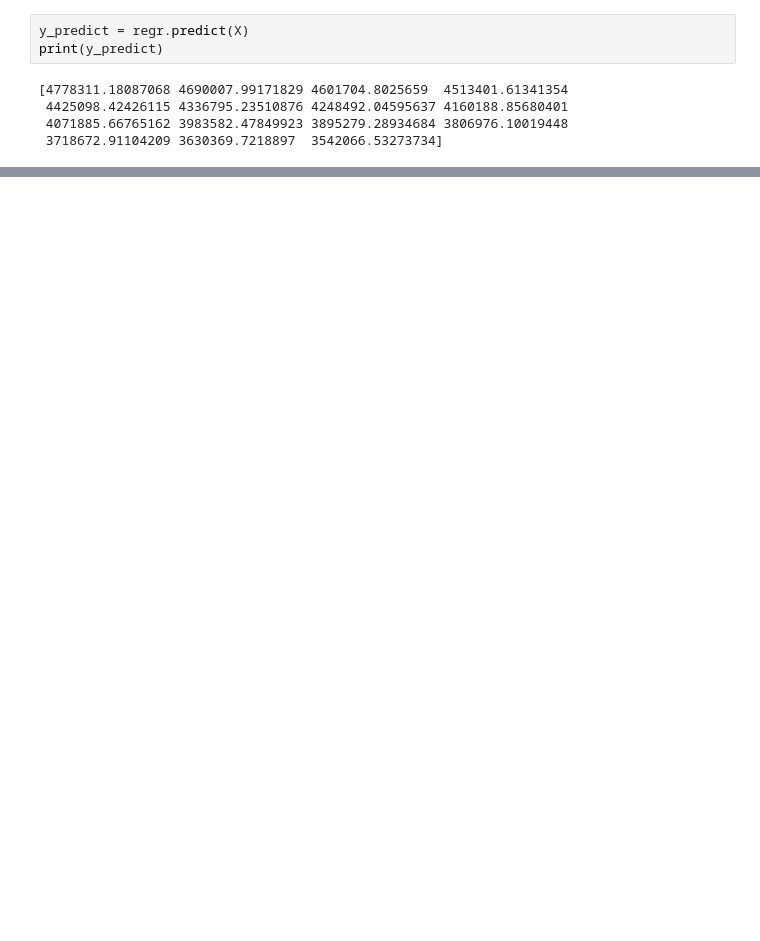
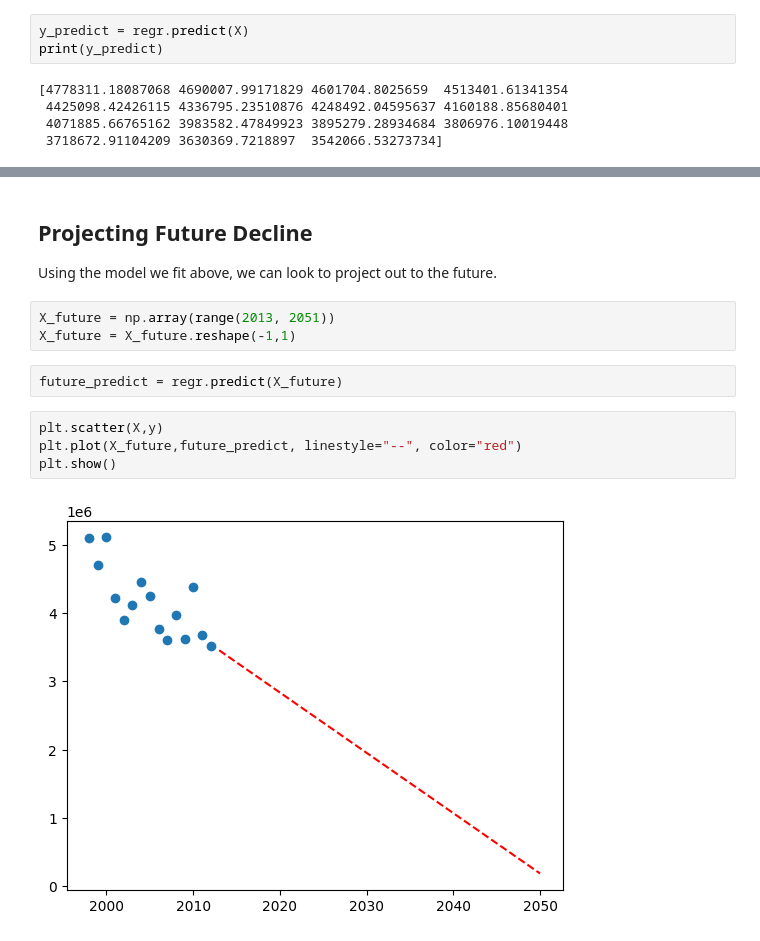
Before and after one commit to harryw1/cuddly-tribble, a Jupyter notebook: data-science-ml/practice/00_machine_learning/honey_production/main.ipynb, the cells around one changed output, grey strips where cells are left out. Drawn from its saved outputs; the diff is of its cells as text; blank space fills up the shorter version.

Commit message:
finished honey project

```diff
--- a/data-science-ml/practice/00_machine_learning/honey_production/main.ipynb
+++ b/data-science-ml/practice/00_machine_learning/honey_production/main.ipynb
@@ -83,0 +86,15 @@ plt.show()
+# %% [markdown]
+## Projecting Future Decline
+
+Using the model we fit above, we can look to project out to the future.
+# %%
+X_future = np.array(range(2013, 2051))
+X_future = X_future.reshape(-1,1)
+# %%
+future_predict = regr.predict(X_future)
+# %%
+plt.scatter(X,y)
+plt.plot(X_future,future_predict, linestyle="--", color="red")
+plt.show()
+# %% [output]
+[figure, added]
```
Also changed, not shown: parts of 2 cells of this notebook, 1 other file.
